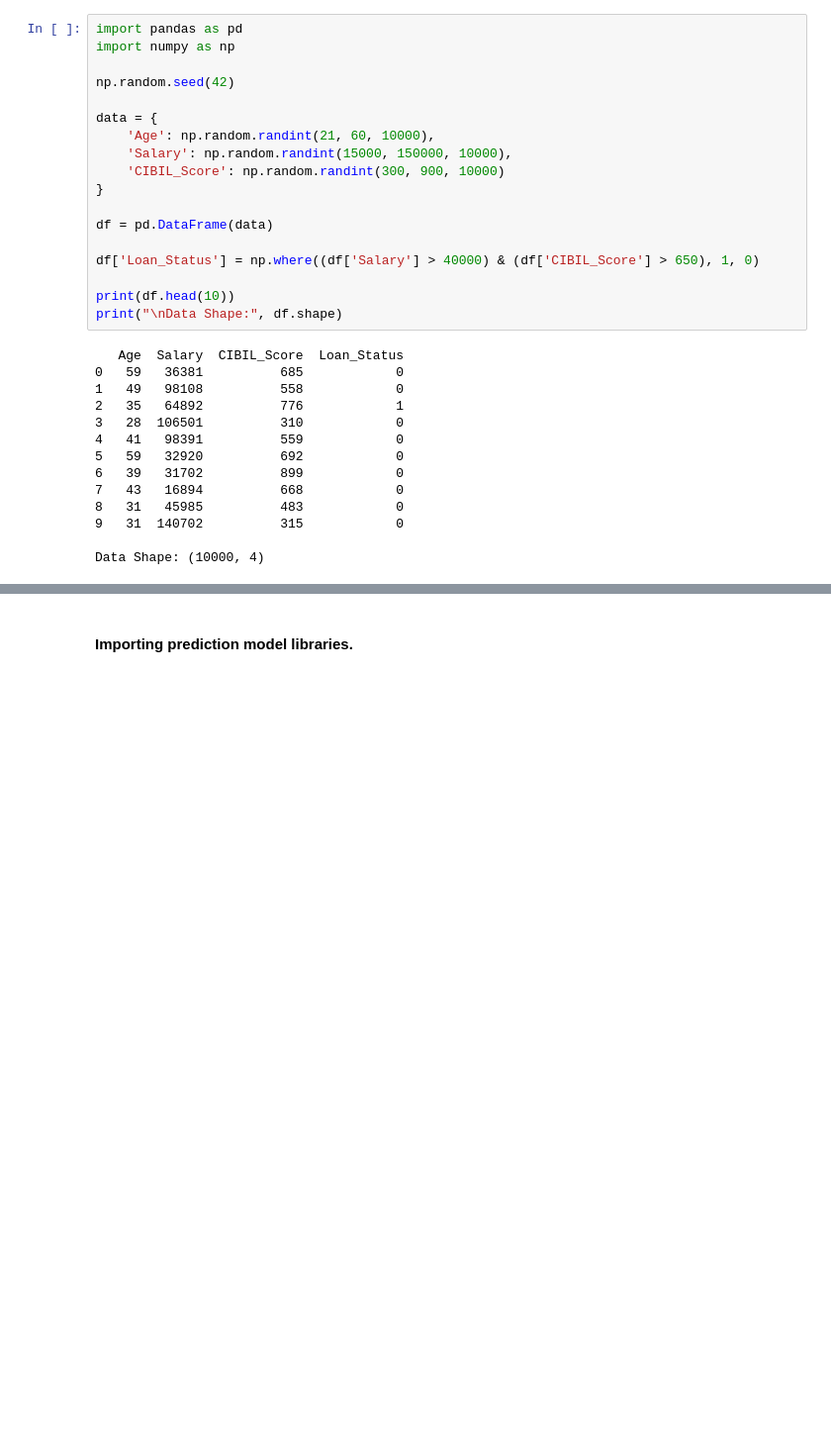
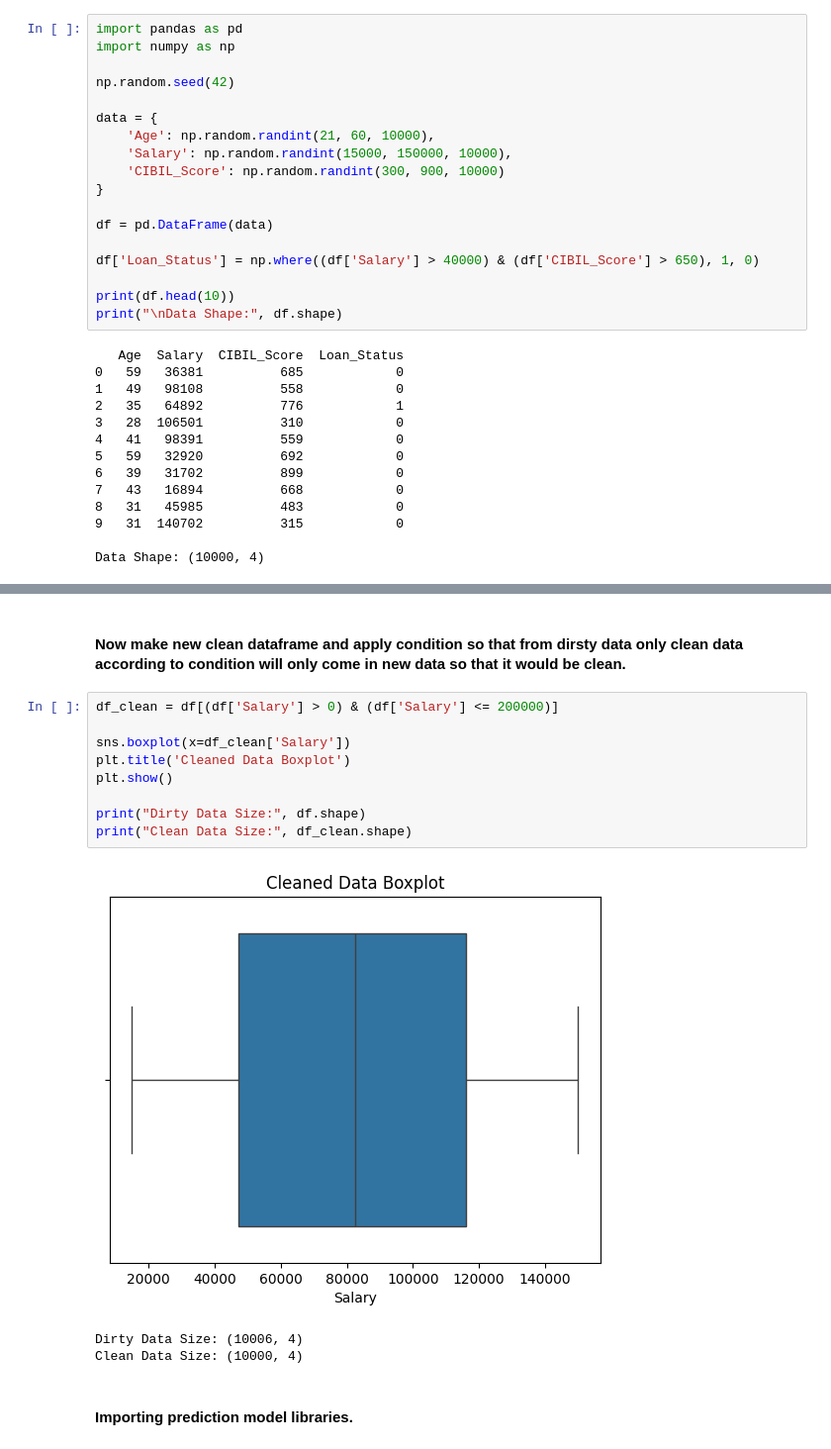
Before and after one commit to 87690ut/Python_Finall_Projects, a Jupyter notebook: ML_Journey/ML_day_6_Loan_Recovery_Forecasting.ipynb, the cells around one changed output, grey strips where cells are left out. Shown at 99% size. Cells and saved outputs as stored; diff of their text form; blank space fills up the shorter version.

```diff
--- a/ML_Journey/ML_day_6_Loan_Recovery_Forecasting.ipynb
+++ b/ML_Journey/ML_day_6_Loan_Recovery_Forecasting.ipynb
@@ -42,3 +59,18 @@ Data Shape: (10000, 4)
+# %% [markdown]
+#### Now make new clean dataframe and apply condition so that from dirsty data only clean data according to condition will only come in new data so that it would be clean.
+# %%
+df_clean = df[(df['Salary'] > 0) & (df['Salary'] <= 200000)]
+
+sns.boxplot(x=df_clean['Salary'])
+plt.title('Cleaned Data Boxplot')
+plt.show()
+
+print("Dirty Data Size:", df.shape)
+print("Clean Data Size:", df_clean.shape)
+# %% [output]
+[figure, added]
+Dirty Data Size: (10006, 4)
+Clean Data Size: (10000, 4)
 # %% [markdown]
 #### Importing prediction model libraries.
 # %%
```
Also changed, not shown: parts of 6 cells of this notebook.
